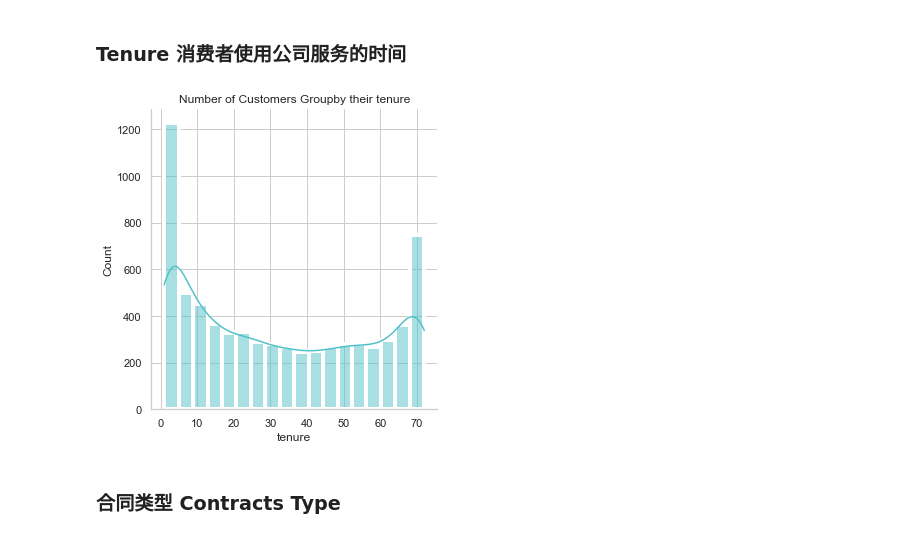
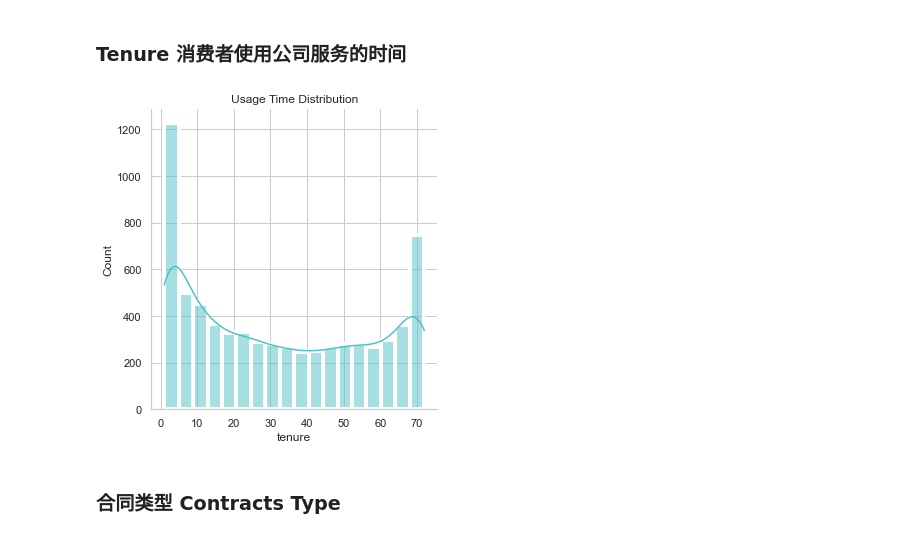
Before and after one commit to YunmaoLeo/Telco_Customer_Churn_Data_Analysis, a Jupyter notebook: code/Data_Clean_EDA.ipynb, the cells around one changed output. Cells and saved outputs as stored; diff of their text form; code cells hidden in the pictures.

```diff
--- a/code/Data_Clean_EDA.ipynb
+++ b/code/Data_Clean_EDA.ipynb
@@ -193,11 +192,12 @@ for p in ax.patches:
 # %%
 ax = sns.displot(telecom_cust['tenure'],kde=True,
                 bins=int(180/10),
                  color=colors[0],
                 linewidth=4,)
-plt.title('Number of Customers Groupby their tenure');
+plt.title('Usage Time Distribution')
+plt.savefig('../charts/usage_time_Distribution.jpg');
 # %% [output]
-[figure, old version]
+[figure, new version]
 # %% [markdown]
 ### 合同类型 Contracts Type
 # %%
```
Also changed, not shown: parts of 8 cells of this notebook, 8 other files.
